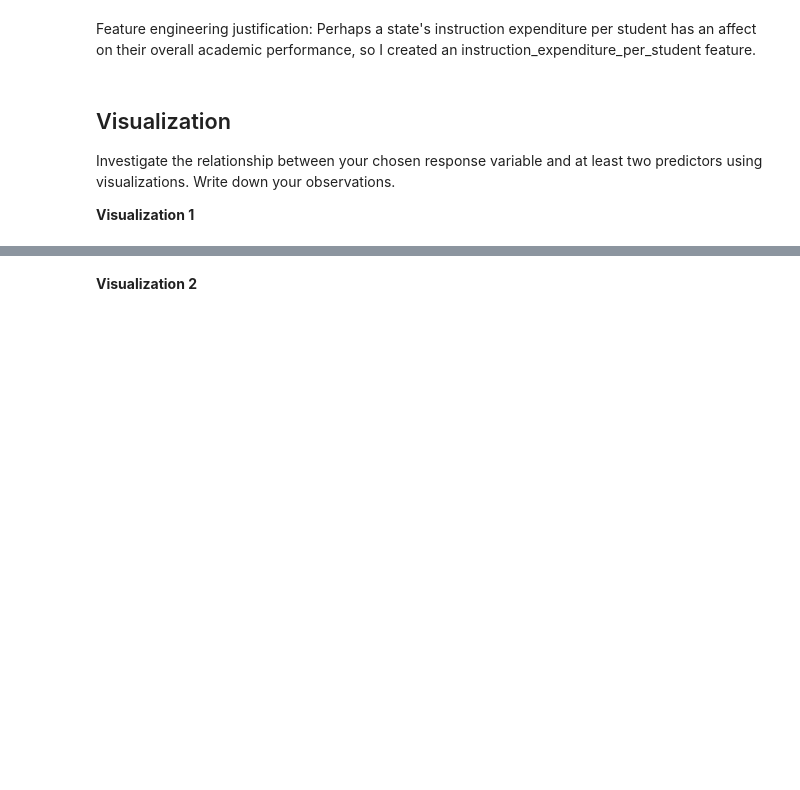
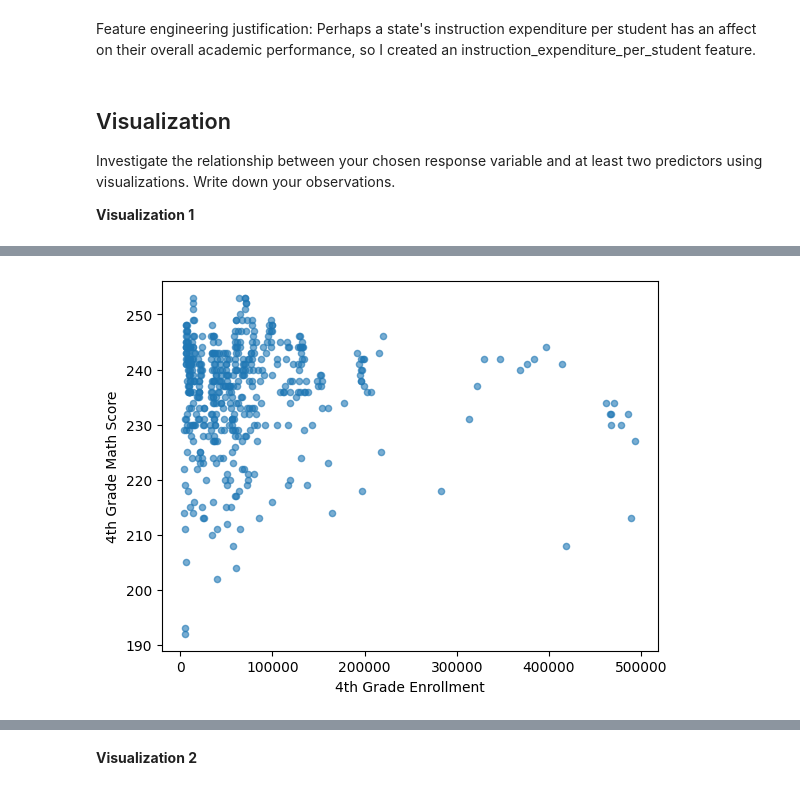
Before and after one commit to whrui720/MDST, a Jupyter notebook: MDST_checkpoint1.ipynb, the cells around one changed output, grey strips where cells are left out. Saved outputs shown, nothing was run; the diff lists cells and outputs as text; code cells hidden in the pictures; blank space fills up the shorter version.

```diff
--- a/MDST_checkpoint1.ipynb
+++ b/MDST_checkpoint1.ipynb
@@ -111,0 +140,7 @@ Investigate the relationship between your chosen response variable and at least
+# %%
+df.plot.scatter(x='ENROLL_4', y='AVG_MATH_4_SCORE', alpha=0.6)
+plt.xlabel('4th Grade Enrollment')
+plt.ylabel('4th Grade Math Score')
+plt.show()
+# %% [output]
+[figure, added]
```
Also changed, not shown: parts of 31 cells of this notebook.
